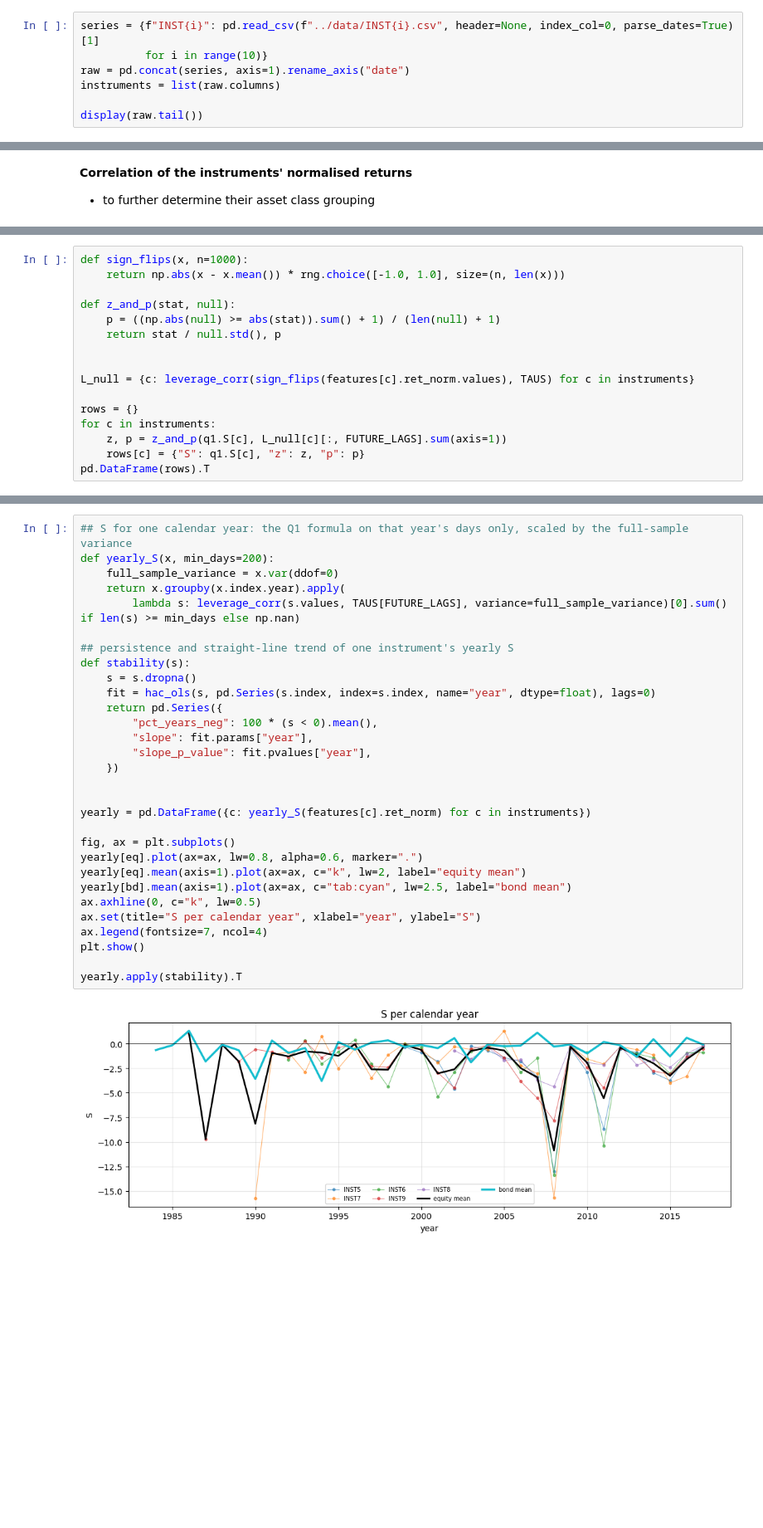
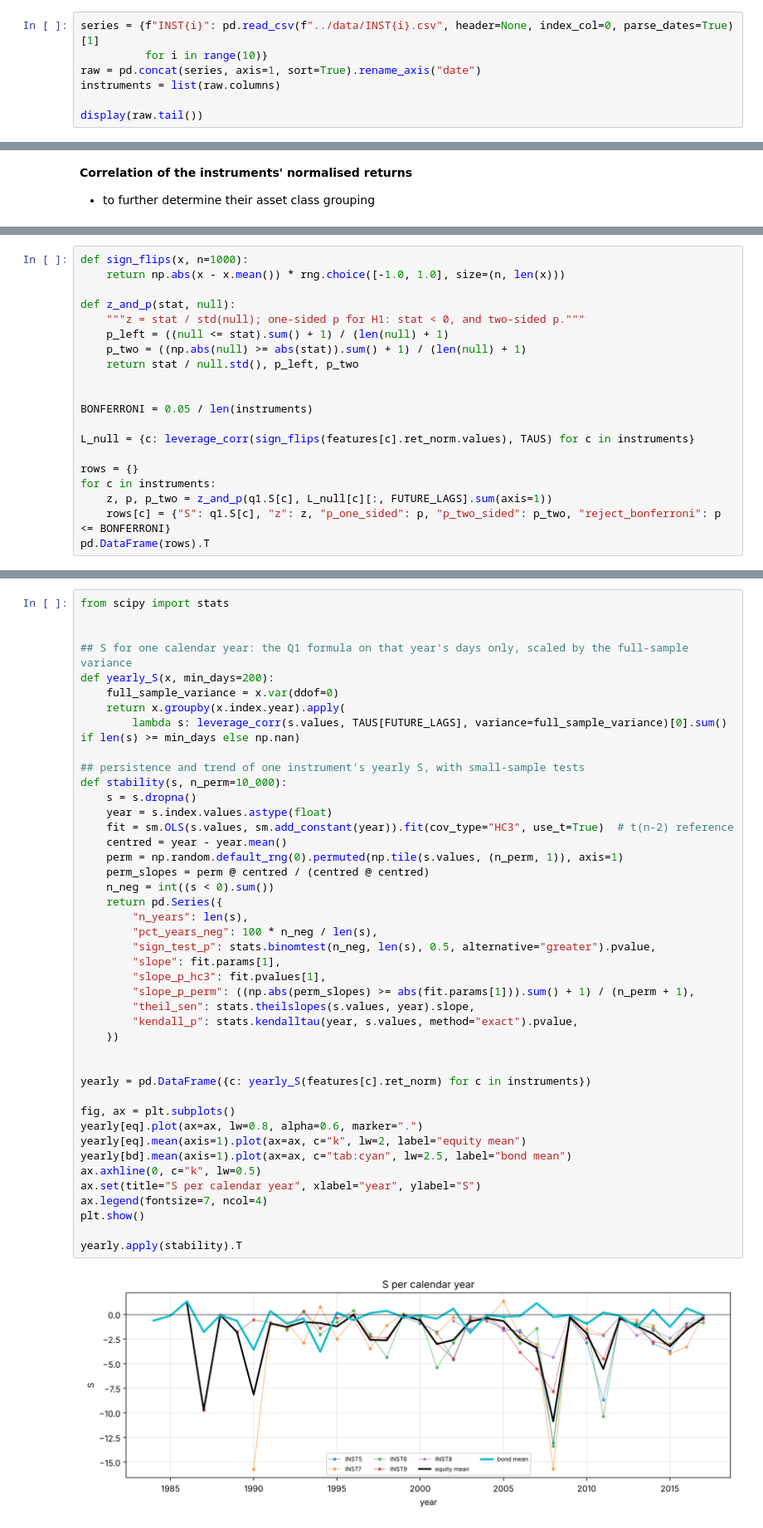
Before and after one commit to jolikewe/leverage_effect, a Jupyter notebook: notebooks/leverage_effect.ipynb, the cells around one changed output, grey strips where cells are left out. Shown at 83% size. Saved outputs shown, nothing was run; the diff lists cells and outputs as text; blank space fills up the shorter version.

```diff
--- a/notebooks/leverage_effect.ipynb
+++ b/notebooks/leverage_effect.ipynb
@@ -38,7 +38,7 @@ def sharpe(pnl):
 # %%
 series = {f"INST{i}": pd.read_csv(f"../data/INST{i}.csv", header=None, index_col=0, parse_dates=True)[1]
           for i in range(10)}
-raw = pd.concat(series, axis=1).rename_axis("date")
+raw = pd.concat(series, axis=1, sort=True).rename_axis("date")
 instruments = list(raw.columns)
 
 display(raw.tail())
@@ -288,15 +289,19 @@ def sign_flips(x, n=1000):
     return np.abs(x - x.mean()) * rng.choice([-1.0, 1.0], size=(n, len(x)))
 
 def z_and_p(stat, null):
-    p = ((np.abs(null) >= abs(stat)).sum() + 1) / (len(null) + 1)
-    return stat / null.std(), p
+    """z = stat / std(null); one-sided p for H1: stat < 0, and two-sided p."""
+    p_left = ((null <= stat).sum() + 1) / (len(null) + 1)
+    p_two = ((np.abs(null) >= abs(stat)).sum() + 1) / (len(null) + 1)
+    return stat / null.std(), p_left, p_two
 
+
+BONFERRONI = 0.05 / len(instruments)
 
 L_null = {c: leverage_corr(sign_flips(features[c].ret_norm.values), TAUS) for c in instruments}
 
 rows = {}
 for c in instruments:
-    z, p = z_and_p(q1.S[c], L_null[c][:, FUTURE_LAGS].sum(axis=1))
-    rows[c] = {"S": q1.S[c], "z": z, "p": p}
+    z, p, p_two = z_and_p(q1.S[c], L_null[c][:, FUTURE_LAGS].sum(axis=1))
+    rows[c] = {"S": q1.S[c], "z": z, "p_one_sided": p, "p_two_sided": p_two, "reject_bonferroni": p <= BONFERRONI}
 pd.DataFrame(rows).T
 # %% [output]
@@ -318,32 +331,45 @@ pd.DataFrame(rows).T
 # %%
+from scipy import stats
+
+
 ## S for one calendar year: the Q1 formula on that year's days only, scaled by the full-sample variance
 def yearly_S(x, min_days=200):
     full_sample_variance = x.var(ddof=0)
     return x.groupby(x.index.year).apply(
         lambda s: leverage_corr(s.values, TAUS[FUTURE_LAGS], variance=full_sample_variance)[0].sum() if len(s) >= min_days else np.nan)
 
-## persistence and straight-line trend of one instrument's yearly S
-def stability(s):
+## persistence and trend of one instrument's yearly S, with small-sample tests
+def stability(s, n_perm=10_000):
     s = s.dropna()
-    fit = hac_ols(s, pd.Series(s.index, index=s.index, name="year", dtype=float), lags=0)
+    year = s.index.values.astype(float)
+    fit = sm.OLS(s.values, sm.add_constant(year)).fit(cov_type="HC3", use_t=True)  # t(n-2) reference
+    centred = year - year.mean()
+    perm = np.random.default_rng(0).permuted(np.tile(s.values, (n_perm, 1)), axis=1)
+    perm_slopes = perm @ centred / (centred @ centred)
+    n_neg = int((s < 0).sum())
     return pd.Series({
-        "pct_years_neg": 100 * (s < 0).mean(),
-        "slope": fit.params["year"],
-        "slope_p_value": fit.pvalues["year"],
+        "n_years": len(s),
+        "pct_years_neg": 100 * n_neg / len(s),
+        "sign_test_p": stats.binomtest(n_neg, len(s), 0.5, alternative="greater").pvalue,
+        "slope": fit.params[1],
+        "slope_p_hc3": fit.pvalues[1],
+        "slope_p_perm": ((np.abs(perm_slopes) >= abs(fit.params[1])).sum() + 1) / (n_perm + 1),
+        "theil_sen": stats.theilslopes(s.values, year).slope,
+        "kendall_p": stats.kendalltau(year, s.values, method="exact").pvalue,
     })
 
 
 yearly = pd.DataFrame({c: yearly_S(features[c].ret_norm) for c in instruments})
 
 fig, ax = plt.subplots()
 yearly[eq].plot(ax=ax, lw=0.8, alpha=0.6, marker=".")
 yearly[eq].mean(axis=1).plot(ax=ax, c="k", lw=2, label="equity mean")
 yearly[bd].mean(axis=1).plot(ax=ax, c="tab:cyan", lw=2.5, label="bond mean")
 ax.axhline(0, c="k", lw=0.5)
 ax.set(title="S per calendar year", xlabel="year", ylabel="S")
 ax.legend(fontsize=7, ncol=4)
 plt.show()
 
 yearly.apply(stability).T
 # %% [output]
-[figure, old version]
+[figure, new version]
```
Also changed, not shown: parts of 14 cells of this notebook, 7 other files.
